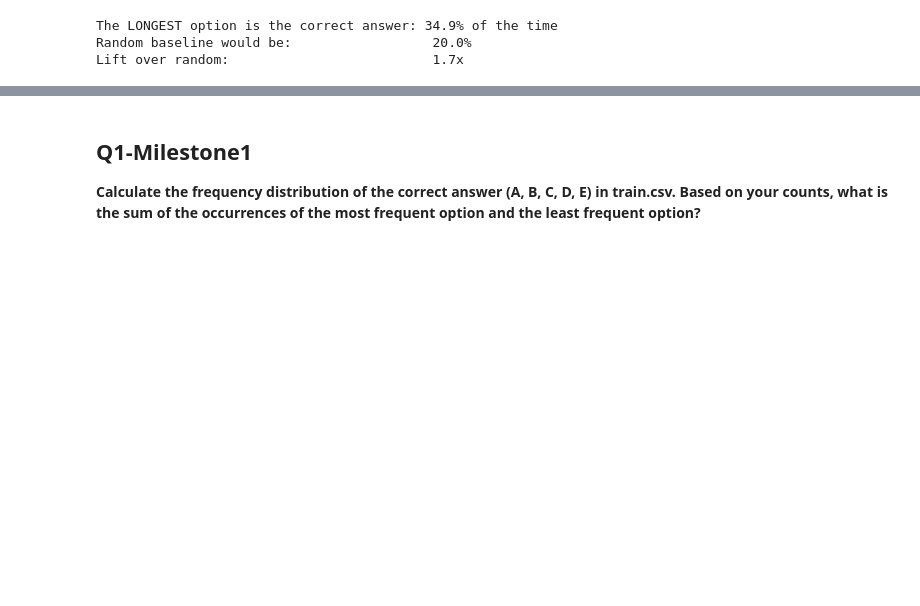
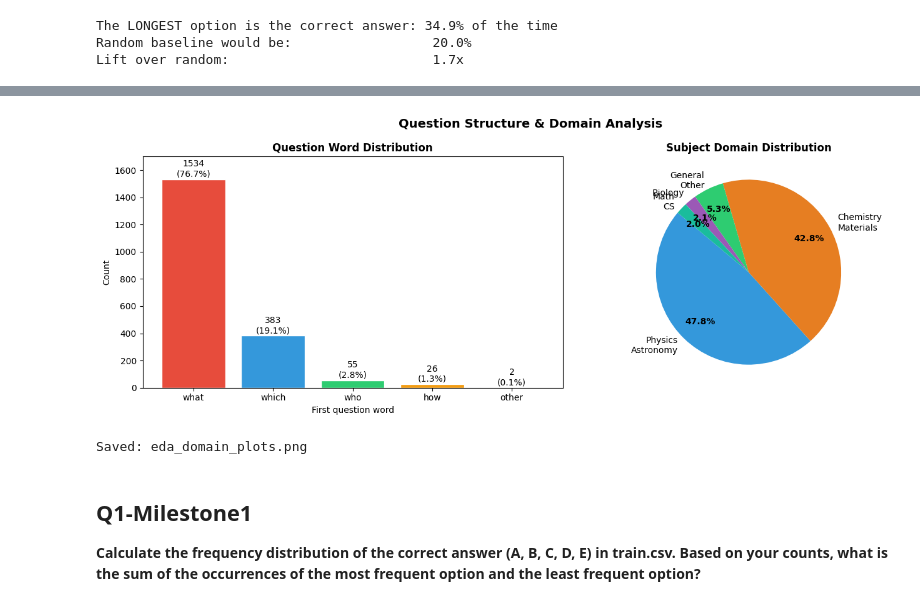
Before and after one commit to 22f3002567/dl-genai-project-26-t2, a Jupyter notebook: DL-22f3002567-notebook-t22026.ipynb, the cells around one changed output, grey strips where cells are left out. Cells and saved outputs as stored; diff of their text form; code cells hidden in the pictures; blank space fills up the shorter version.

```diff
--- a/DL-22f3002567-notebook-t22026.ipynb
+++ b/DL-22f3002567-notebook-t22026.ipynb
@@ -993,0 +1126,18 @@ KeyError: 'option_overlap'
+# %%
+def classify_domain(t: str) -> str:
+    t_low = t.lower()
+    scores = {d: sum(1 for kw in kws if kw in t_low) for d, kws in DOMAIN_KEYWORDS.items()}
+    best = max(scores, key=scores.get)
+    return best if scores[best] > 0 else "General / Other"
+# %%
+train["domain"] = (train["prompt"] + " " + train["A"] + " " + train["B"]).apply(classify_domain)
+
+print("SUBJECT DOMAIN DISTRIBUTION:")
+domain_counts = train["domain"].value_counts()
+print(domain_counts.to_string())
+
+print("\nCORRECT ANSWER DISTRIBUTION BY DOMAIN:")
+for d in domain_counts.index:
+    subset = train[train["domain"] == d]
+    dist = subset["answer"].value_counts(normalize=True).round(3).to_dict()
+    print(f"  {d} (n={len(subset):4d}): {dist}")
@@ -994,3 +1159,45 @@ KeyError: 'option_overlap'
+# %%
+fig, axes = plt.subplots(1, 2, figsize=(14, 5))
+fig.suptitle("Question Structure & Domain Analysis", fontsize=14, fontweight="bold")
+
+ax = axes[0]
+qw_plot = train["q_word"].value_counts()
+colors_qw = ["#e74c3c","#3498db","#2ecc71","#f39c12","#9b59b6"]
+bars = ax.bar(qw_plot.index, qw_plot.values,
+              color=colors_qw[:len(qw_plot)], edgecolor="white")
+for bar, val in zip(bars, qw_plot.values):
+    ax.text(bar.get_x()+bar.get_width()/2, bar.get_height()+5,
+            f"{val}\n({val/len(train)*100:.1f}%)",
+            ha="center", va="bottom", fontsize=10)
+ax.set_title("Question Word Distribution", fontweight="bold")
+ax.set_xlabel("First question word")
+ax.set_ylabel("Count")
+ax.set_ylim(0, 1700)
+
+ax = axes[1]
+dc = train["domain"].value_counts()
+short_labels = [d.replace(" / ", "\n") for d in dc.index]
+colors_d = ["#3498db","#e67e22","#2ecc71","#9b59b6","#1abc9c"]
+wedges, texts, autotexts = ax.pie(
+    dc.values,
+    labels=short_labels,
+    autopct="%1.1f%%",
+    colors=colors_d[:len(dc)],
+    startangle=140,
+    pctdistance=0.75,
+    textprops={"fontsize": 10}
+)
+for at in autotexts:
+    at.set_fontweight("bold")
+ax.set_title("Subject Domain Distribution", fontweight="bold")
+
+plt.tight_layout()
+plt.savefig("eda_domain_plots.png", dpi=150, bbox_inches="tight")
+plt.show()
+print("Saved: eda_domain_plots.png")
+# %% [output]
+[figure, added]
+Saved: eda_domain_plots.png
 # %% [markdown]
 ## Q1-Milestone1
 **Calculate the frequency distribution of the correct  answer  (A, B, C, D, E) in train.csv. Based on your counts, what is the sum of the occurrences of the most frequent option and the least frequent option?**
```
Also changed, not shown: parts of 76 cells of this notebook.
